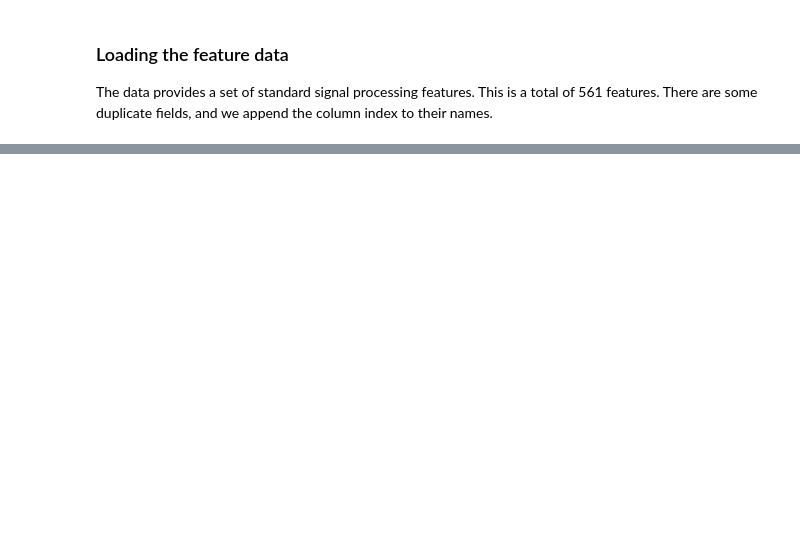
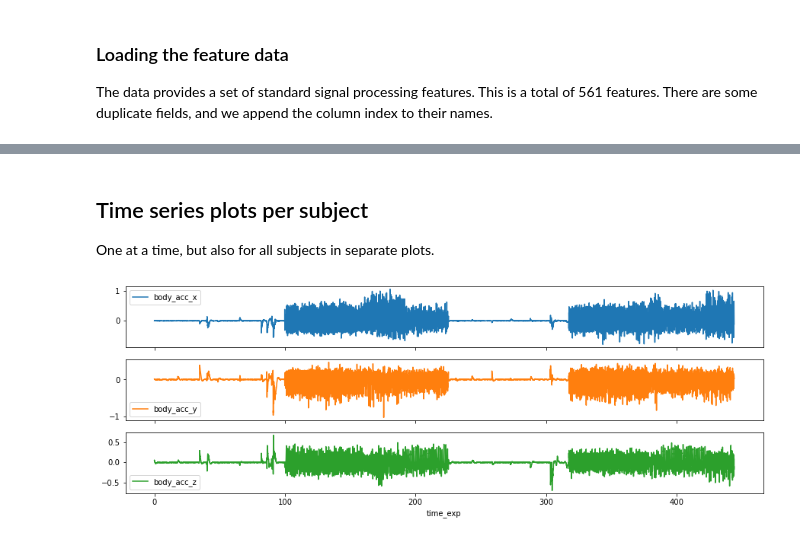
Before and after one commit to bmschneider/SamsungDataAnalysis, a Jupyter notebook: notebooks/1 - EDA.ipynb, the cells around one changed output, grey strips where cells are left out. Drawn from its saved outputs; the diff is of its cells as text; code cells hidden in the pictures; blank space fills up the shorter version.

```diff
--- a/notebooks/1 - EDA.ipynb
+++ b/notebooks/1 - EDA.ipynb
@@ -75,0 +76,9 @@ profile.to_file("reports/features-profiling.html")
+# %% [markdown]
+## Time series plots per subject
+
+One at a time, but also for all subjects in separate plots.
+# %%
+raw_df.query("subject_id == 1") \
+    .plot('time_exp', ['body_acc_x', 'body_acc_y', 'body_acc_z'], figsize=(15, 5), subplots=True);
+# %% [output]
+[figure, added]
```
Also changed, not shown: parts of 35 cells of this notebook, 2 other files.
